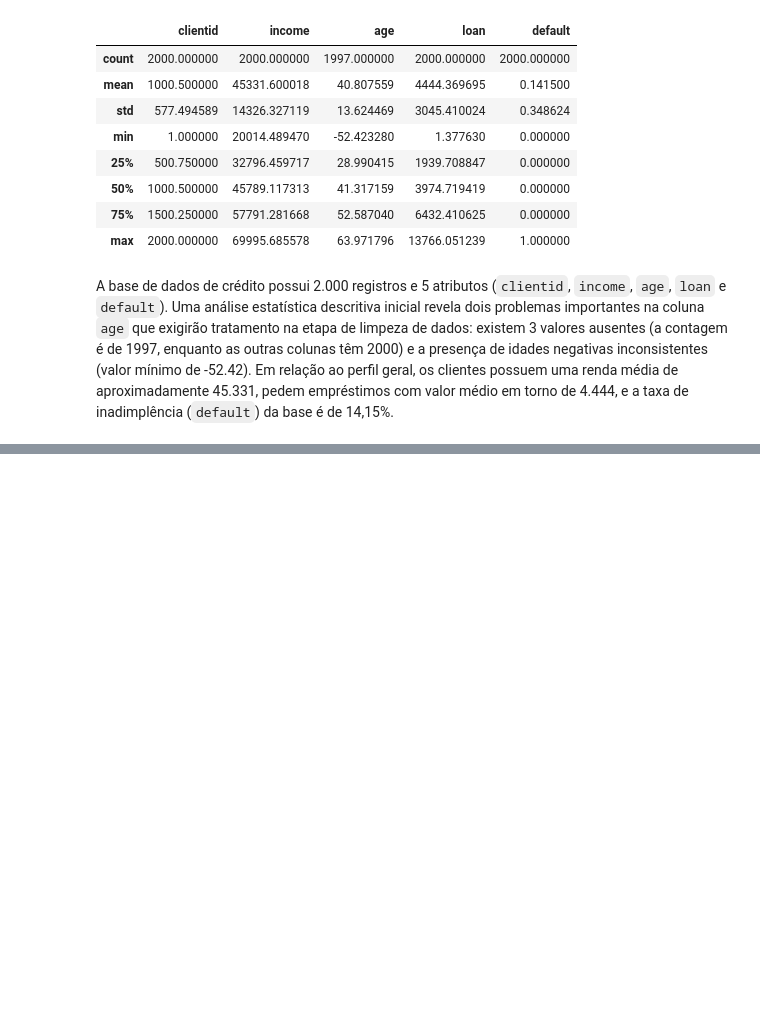
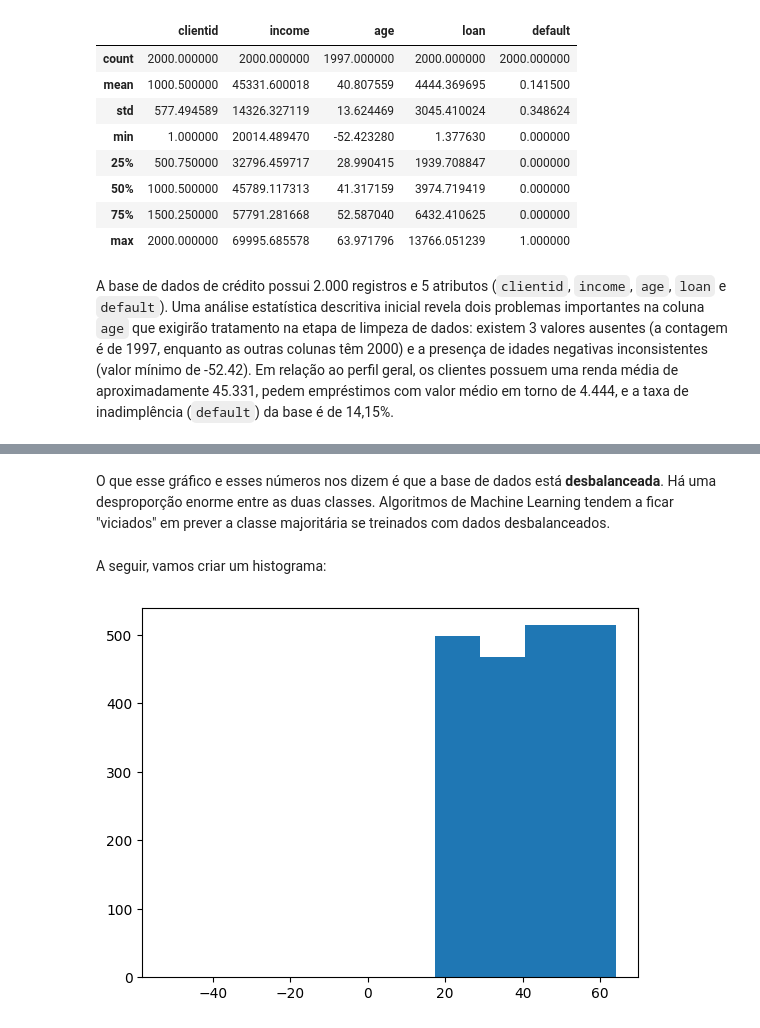
Before and after one commit to MarioViniciusBC/risco_credito, a Jupyter notebook: pre_processamento_dados.ipynb, the cells around one changed output, grey strips where cells are left out. Saved outputs shown, nothing was run; the diff lists cells and outputs as text; code cells hidden in the pictures; blank space fills up the shorter version.

```diff
--- a/pre_processamento_dados.ipynb
+++ b/pre_processamento_dados.ipynb
@@ -94,0 +156,8 @@ A base de dados de crédito possui 2.000 registros e 5 atributos (`clientid`, `i
+# %% [markdown]
+O que esse gráfico e esses números nos dizem é que a base de dados está **desbalanceada**. Há uma desproporção enorme entre as duas classes. Algoritmos de Machine Learning tendem a ficar "viciados" em prever a classe majoritária se treinados com dados desbalanceados.
+# %% [markdown]
+A seguir, vamos criar um histograma:
+# %%
+plt.hist(x = dados['age']);
+# %% [output]
+[figure, added]
```
Also changed, not shown: parts of 22 cells of this notebook.
